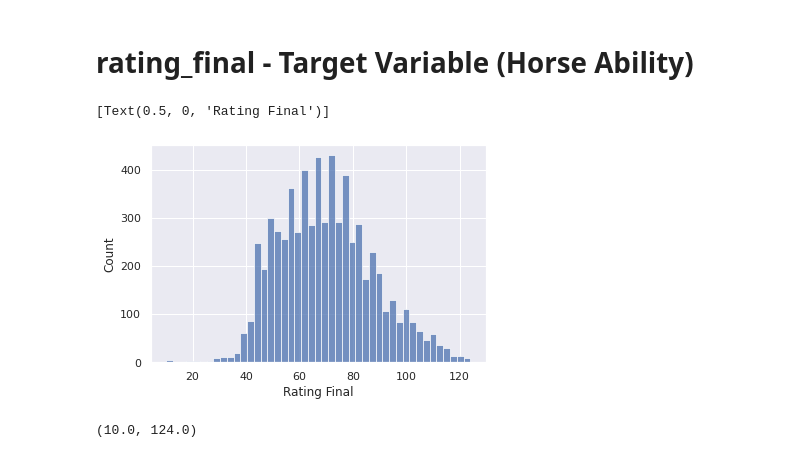
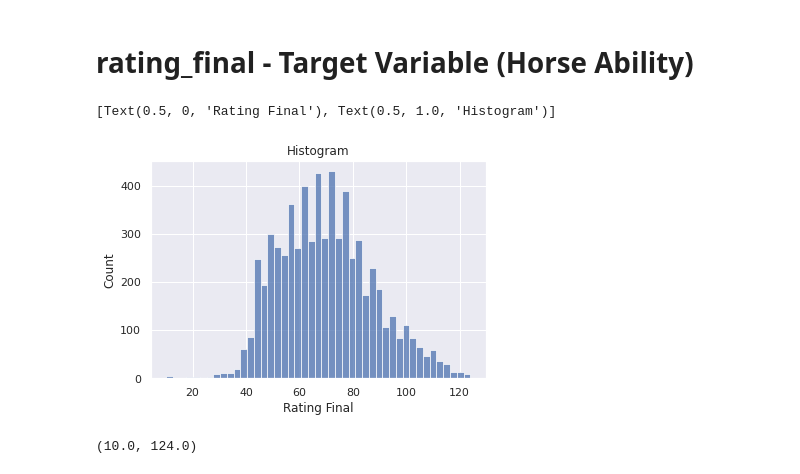
Before and after one commit to samkirwanppb/UCDPA_SamKirwan, a Jupyter notebook: project.ipynb, the cells around one changed output. Drawn from its saved outputs; the diff is of its cells as text; code cells hidden in the pictures.

```diff
--- a/project.ipynb
+++ b/project.ipynb
@@ -770,11 +774,11 @@ data_df = data_df.drop(columns = 'runs')
 # rating_final - Target Variable (Horse Ability)
 # %%
 ##EDA of rating_final variable (horse_ability)
-sns.histplot(data = data_df, x = 'rating_final').set(xlabel = 'Rating Final')
+sns.histplot(data = data_df, x = 'rating_final').set(xlabel = 'Rating Final', title = 'Histogram')
 ##The data is normaly distributed
 # %% [output]
-[Text(0.5, 0, 'Rating Final')]
+[Text(0.5, 0, 'Rating Final'), Text(0.5, 1.0, 'Histogram')]
-[figure, old version]
+[figure, new version]
 # %%
 data_df['rating_final'].min(), data['rating_final'].max() #can see there is some outliers rated 10 - this is a very low level of racing. a rating of 45 is the lowest a horse is allowed to run off of i will remove any horse rated lower then 20
 # %% [output]
```
Also changed, not shown: parts of 27 cells of this notebook.
